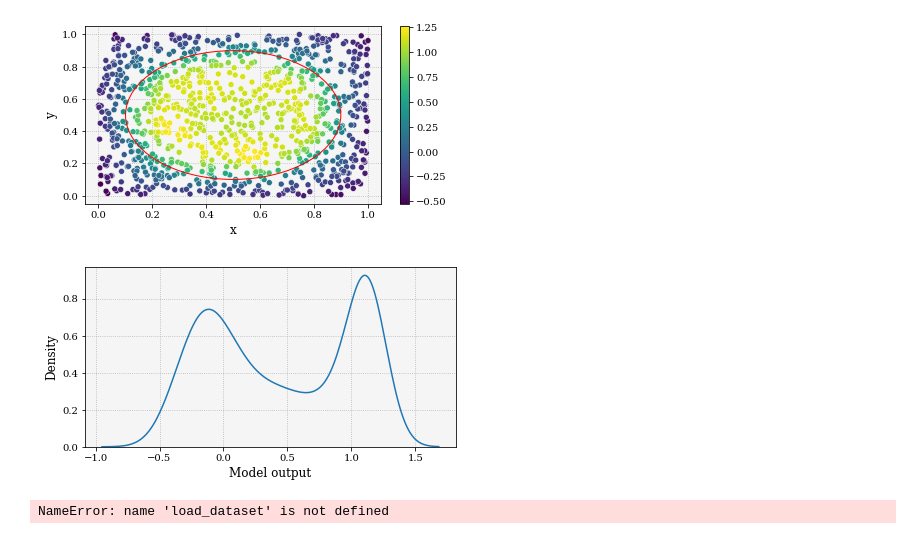
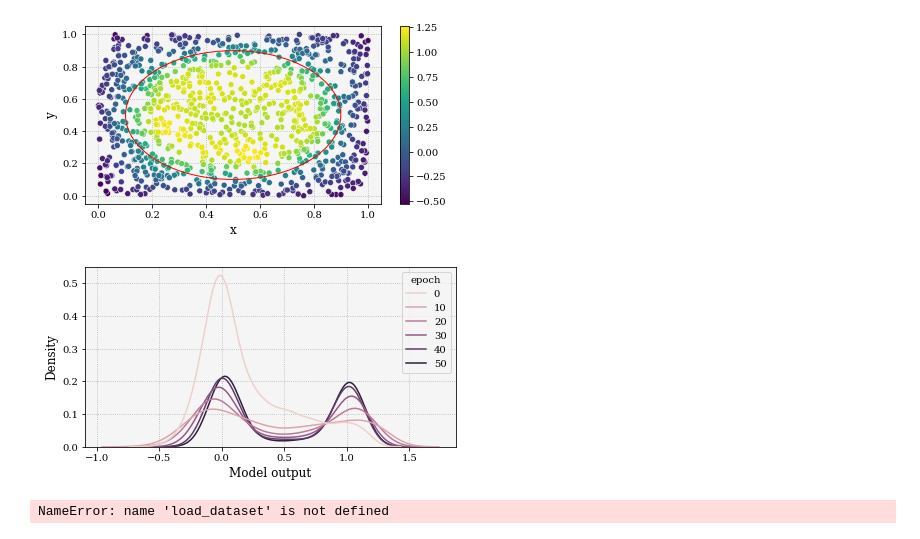
Before and after one commit to arnauddhaene/deep-learning-mini-projects-ee559, a Jupyter notebook: Proj2/notebooks/sandbox.ipynb, the cells around one changed output. Cells and saved outputs as stored; diff of their text form; code cells hidden in the pictures.

Commit message:
Fix: test script for submission and output distribution graph

```diff
--- a/Proj2/notebooks/sandbox.ipynb
+++ b/Proj2/notebooks/sandbox.ipynb
@@ -228,16 +170,43 @@ plt.tight_layout()
 plt.savefig('../figures/test-distribution.png')
 # %% [output]
 [figure]
+# %%
+model = nn.Sequential([
+    nn.Linear(2, 25), nn.ReLU(),
+    nn.Linear(25, 25), nn.Dropout(p=0.3), nn.ReLU(),
+    nn.Linear(25, 25), nn.ReLU(),
+    nn.Linear(25, 1)])
+
+model.init_weights()
+
+prediction = model(test_input).flatten()
+
+df = pd.DataFrame(prediction.tolist())
+df.columns = ['output']
+df['epoch'] = 0
+
+for epoch in [0, 10, 20, 30, 40, 50]:
+    model.train()
+    train(model, train_input, train_target, epochs=10, verbose=0)
+    model.train(False)
+
+    prediction = model(test_input).flatten()
+
+    additional = pd.DataFrame(prediction.tolist())
+    additional.columns = ['output']
+    additional['epoch'] = epoch
+
+    df = pd.concat([df, additional])
 # %%
-ax = sns.kdeplot(data=df, x='prediction_real', )
+ax = sns.kdeplot(data=df, x='output', hue='epoch')
 
 ax.set_xlabel('Model output')
 
 plt.tight_layout()
 
 plt.savefig('../figures/output-distribution.png')
 # %% [output]
-[figure, old version]
+[figure, new version]
 # %%
 prediction = model(test_input).flatten()
 # %%
```
Also changed, not shown: parts of 14 cells of this notebook, 1 other file.
